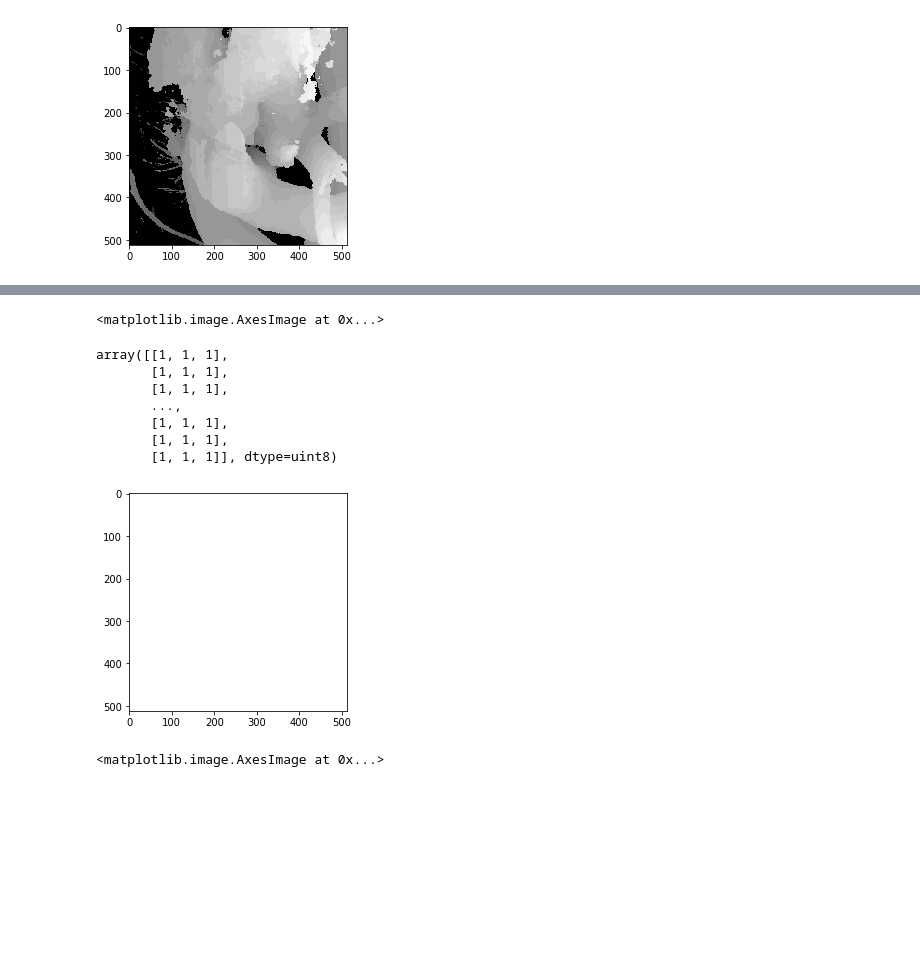
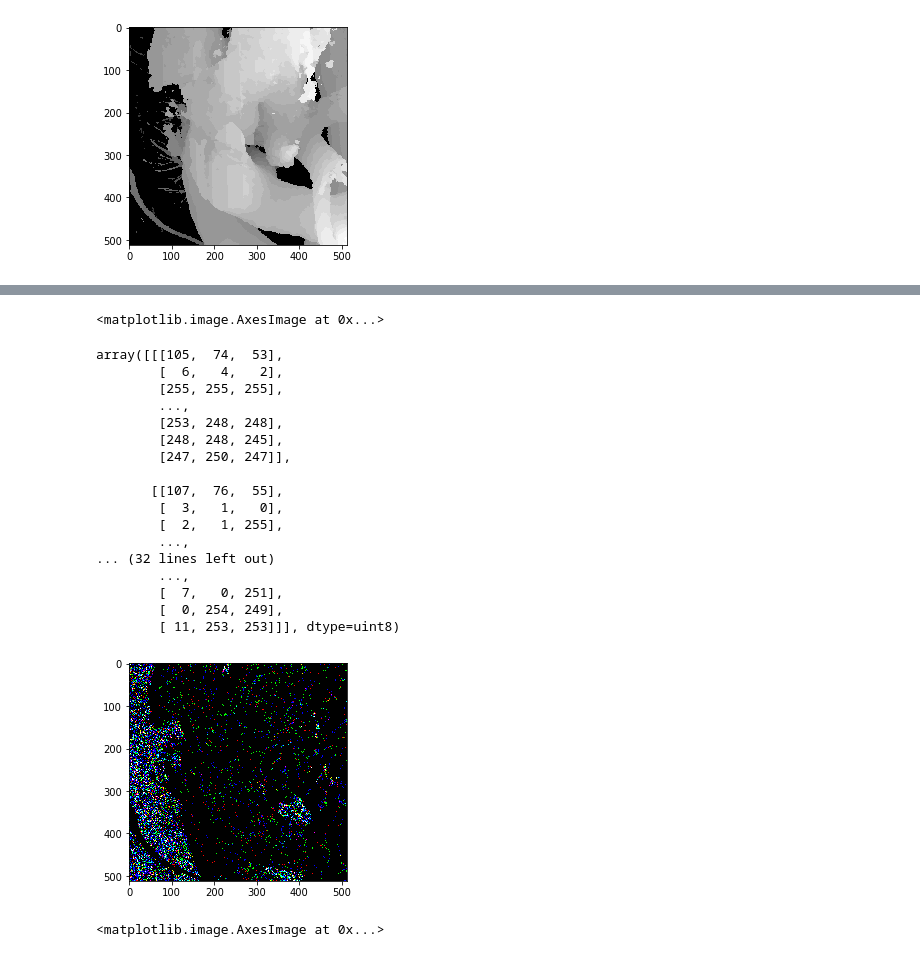
Before and after one commit to seankmartin/LF_View_Synthesis, a Jupyter notebook: Notebooks/Depth_Disparity.ipynb, the cells around one changed output, grey strips where cells are left out. Saved outputs shown, nothing was run; the diff lists cells and outputs as text; code cells hidden in the pictures; blank space fills up the shorter version.

```diff
--- a/Notebooks/Depth_Disparity.ipynb
+++ b/Notebooks/Depth_Disparity.ipynb
@@ -78,9 +81,23 @@ def depth_buffer_to_eye(buffer_depth, near, far):
     ndc_depth = 2.0 * buffer_depth - 1.0
     eye_depth = 2.0 * near * far / (near + far - ndc_depth * (far - near))
     return eye_depth
+# %%
+def real_value_to_pixel(real_value, focal_length, fov, image_pixel_size):
+    """
+    Converts a value in real units to a pixel value by similar triangles
+
+    Keyword arguments:
+    focal_length -- camera focal length in real units
+    fov -- camera field of view in degrees
+    image_pixel_size -- the width of the image in pixels
+    """
+
+    image_sensor_size = 2 * focal_length * tan(radians(fov / 2.0))
+    return real_value * image_pixel_size / image_sensor_size
 # %%
 eye_depth = depth_buffer_to_eye(img, 6.0, 1000)
 disparity = depth_to_disparity(eye_depth, baseline = 1, focal_length = 1.7, shift = 0)
+disparity = real_value_to_pixel(disparity, 1.7, 66, 512)
 disparity2 = depth_to_disparity(data, baseline = 1, focal_length = 1.7, shift = 0)
 #imgplot = plt.imshow(disparity, cmap=plt.cm.gray)
 imgplot2 = plt.imshow(disparity, cmap= plt.cm.gray)
@@ -222,17 +236,28 @@ array([[  0,   0],
 # %%
 #plt.imshow(ref_view)
-plt.imshow((ref_view == novel_view).astype(np.uint8) * 255, cmap=plt.cm.gray)
-(ref_view == novel_view).astype(np.uint8)[0]
+#plt.imshow((ref_view - novel_view).astype(np.uint8), cmap=plt.cm.gray)
+plt.imshow((ref_view == novel_view).astype(np.uint8) *255, cmap=plt.cm.gray)
+ref_view - novel_view
 # %% [output]
 <matplotlib.image.AxesImage at 0x...>
-array([[1, 1, 1],
-       [1, 1, 1],
-       [1, 1, 1],
-       ...,
-       [1, 1, 1],
-       [1, 1, 1],
-       [1, 1, 1]], dtype=uint8)
+array([[[105,  74,  53],
+        [  6,   4,   2],
+        [255, 255, 255],
+        ...,
+        [253, 248, 248],
+        [248, 248, 245],
+        [247, 250, 247]],
+
+       [[107,  76,  55],
+        [  3,   1,   0],
+        [  2,   1, 255],
+        ...,
+... (32 lines left out)
+        ...,
+        [  7,   0, 251],
+        [  0, 254, 249],
+        [ 11, 253, 253]]], dtype=uint8)
-[figure, old version]
+[figure, new version]
 # %%
 plt.imshow((np.zeros(ref_view.shape, dtype = np.uint8) == novel_view).astype(np.uint8) * 255)
 # %% [output]
```
Also changed, not shown: parts of 4 cells of this notebook, 2 other files.
